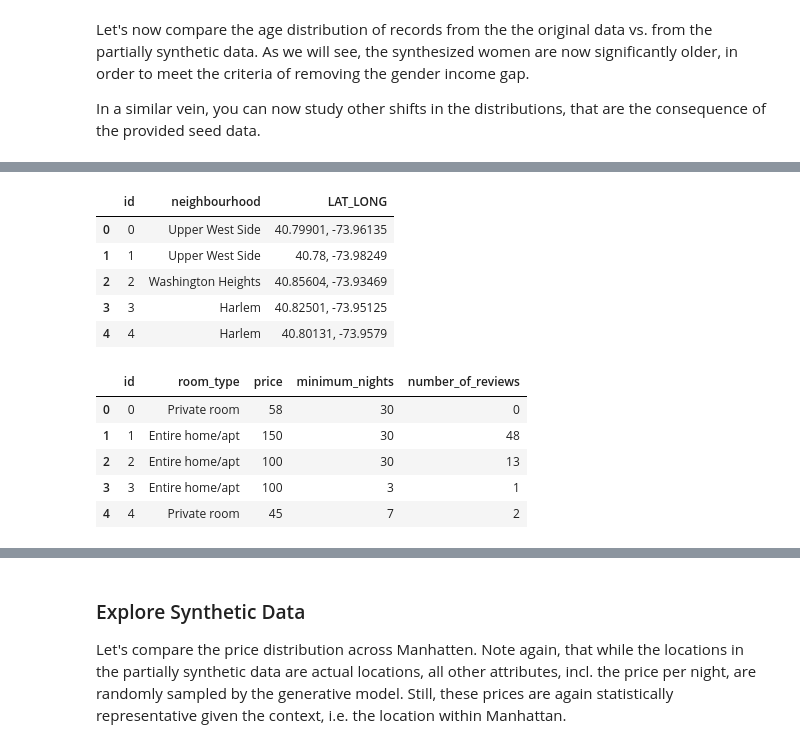
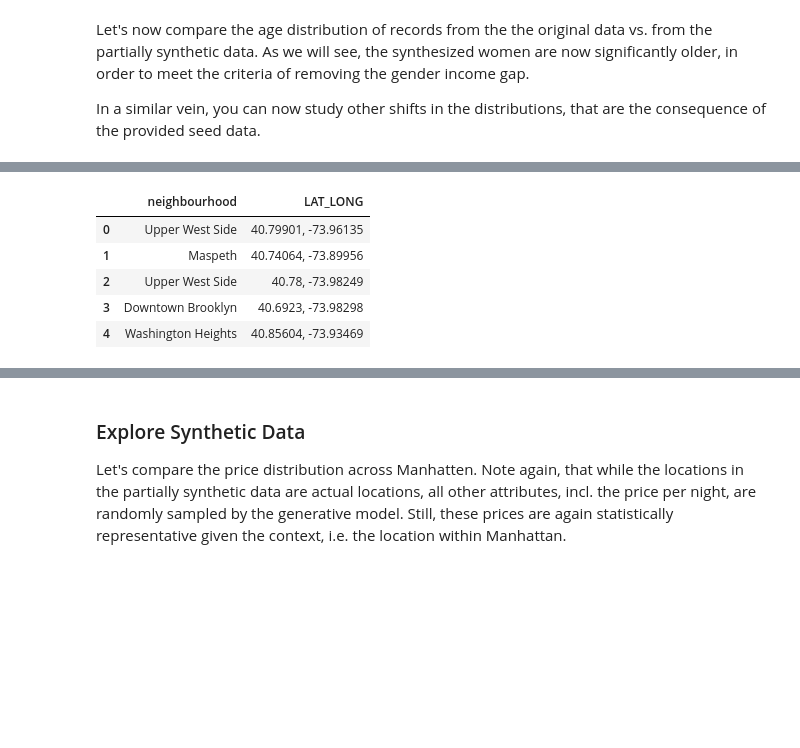
Before and after one commit to mostly-ai/mostly-tutorials, a Jupyter notebook: conditional-generation/conditional-generation.ipynb, the cells around one changed output, grey strips where cells are left out. Saved outputs shown, nothing was run; the diff lists cells and outputs as text; code cells hidden in the pictures; blank space fills up the shorter version.

```diff
--- a/conditional-generation/conditional-generation.ipynb
+++ b/conditional-generation/conditional-generation.ipynb
@@ -229,0 +147,4 @@ display(df_orig.head())
+# %%
+# fetch original data
+df_orig = pd.read_csv('https://github.com/mostly-ai/public-demo-data/raw/dev/airbnb/airbnb.csv.gz')
+df_orig
@@ -230,36 +165,20 @@ display(df_orig.head())
 # %%
 df = df_orig.copy()
 
 # concatenate latitude and longitude to "LAT, LONG" format
 df['LAT_LONG'] = df['latitude'].astype(str) + ', ' + df['longitude'].astype(str)
 df = df.drop(columns=['latitude', 'longitude'])
 
 # define list of columns, on which we want to condition on
-ctx_cols = ['neighbourhood', 'LAT_LONG']
-tgt_cols = [c for c in df.columns if c not in ctx_cols]
+seed_cols = ['neighbourhood', 'LAT_LONG']
 
-# enricht with ID column
-df.insert(0, 'id', pd.Series(range(df.shape[0])))
-
-# persist actual context, that will be used as subject table
-df_ctx = df[['id'] + ctx_cols]
-df_ctx.to_csv('airbnb-locations.csv', index=False)
-display(df_ctx.head())
-
-# persist actual target, that will be used as linked table
-df_tgt = df[['id'] + tgt_cols]
-df_tgt.to_csv('airbnb-data.csv', index=False)
-display(df_tgt.head())
+# create dataframe that will be used as seed
+df_seed = df[seed_cols]
+display(df_seed.head())
 # %% [output]
-|  | id | neighbourhood | LAT_LONG |
-| 0 | 0 | Upper West Side | 40.79901, -73.96135 |
-| 1 | 1 | Upper West Side | 40.78, -73.98249 |
-| 2 | 2 | Washington Heights | 40.85604, -73.93469 |
-| 3 | 3 | Harlem | 40.82501, -73.95125 |
-| 4 | 4 | Harlem | 40.80131, -73.9579 |
+|  | neighbourhood | LAT_LONG |
+| 0 | Upper West Side | 40.79901, -73.96135 |
+| 1 | Maspeth | 40.74064, -73.89956 |
+| 2 | Upper West Side | 40.78, -73.98249 |
+| 3 | Downtown Brooklyn | 40.6923, -73.98298 |
+| 4 | Washington Heights | 40.85604, -73.93469 |
-|  | id | room_type | price | minimum_nights | number_of_reviews |
-| 0 | 0 | Private room | 58 | 30 | 0 |
-| 1 | 1 | Entire home/apt | 150 | 30 | 48 |
-| 2 | 2 | Entire home/apt | 100 | 30 | 13 |
-| 3 | 3 | Entire home/apt | 100 | 3 | 1 |
-| 4 | 4 | Private room | 45 | 7 | 2 |
```
Also changed, not shown: parts of 36 cells of this notebook, 18 other files.
